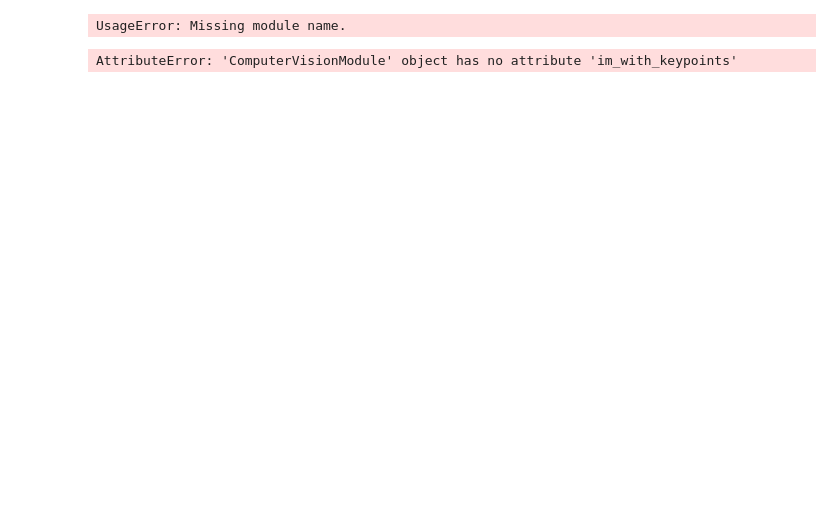
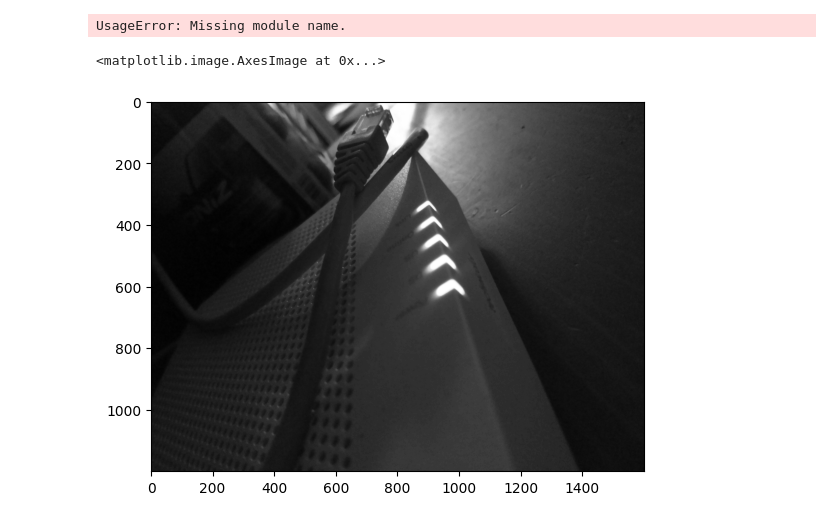
Before and after one commit to UBC-SUBC/vision_new, a Jupyter notebook: Computer_vision_explore_anal/Explore_param.ipynb, the cells around one changed output. Saved outputs shown, nothing was run; the diff lists cells and outputs as text; code cells hidden in the pictures; blank space fills up the shorter version.

```diff
--- a/Computer_vision_explore_anal/Explore_param.ipynb
+++ b/Computer_vision_explore_anal/Explore_param.ipynb
@@ -15,7 +16,8 @@ img_processor.load_new_image(cv2.imread('../images_for_LED_detection/IMG_2022091
 img_processor.find_LEDs()
 # %%
 img_processor.display_image()
-# %%
-cv2.imshow("Keypoints", img_processor.im_with_keypoints)
-# %% [output]
-AttributeError: 'ComputerVisionModule' object has no attribute 'im_with_keypoints'
+# %%
+plt.imshow(img_processor.gray, cmap='gray')
+# %% [output]
+<matplotlib.image.AxesImage at 0x...>
+[figure, added]
```
Also changed, not shown: parts of 3 cells of this notebook, 3 other files.
